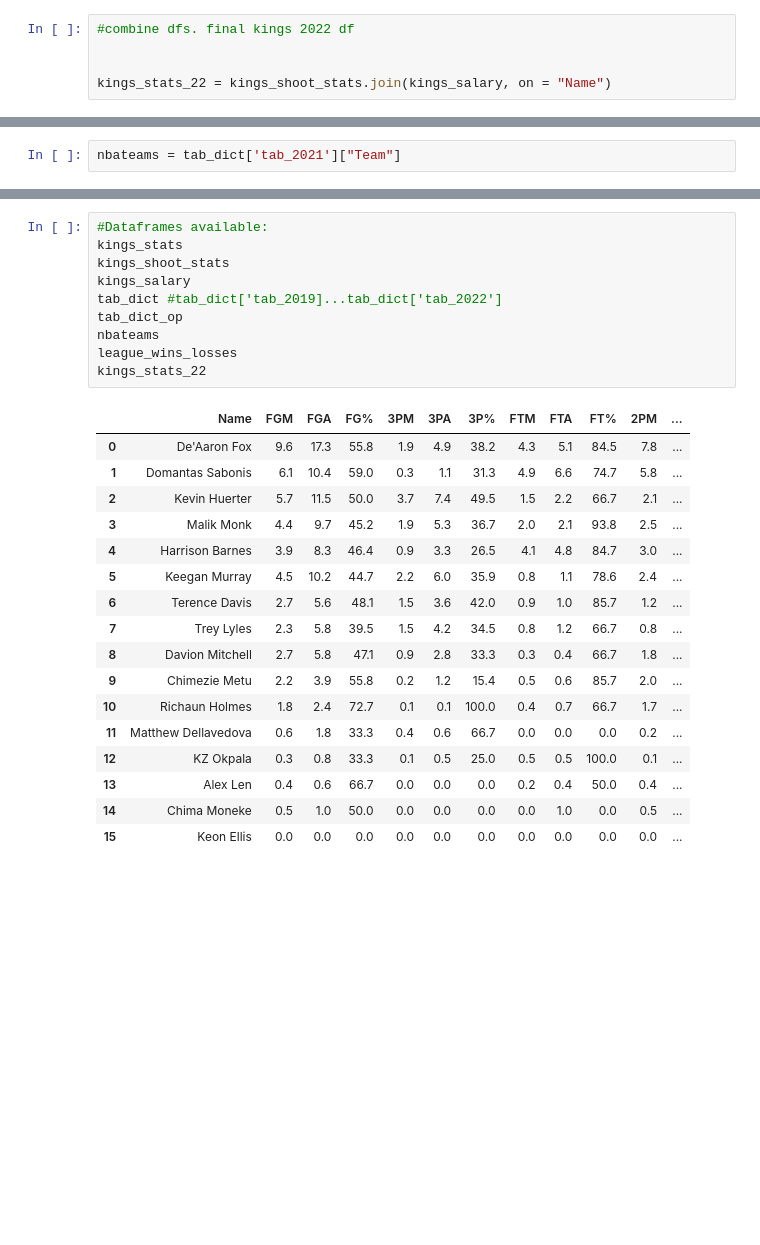
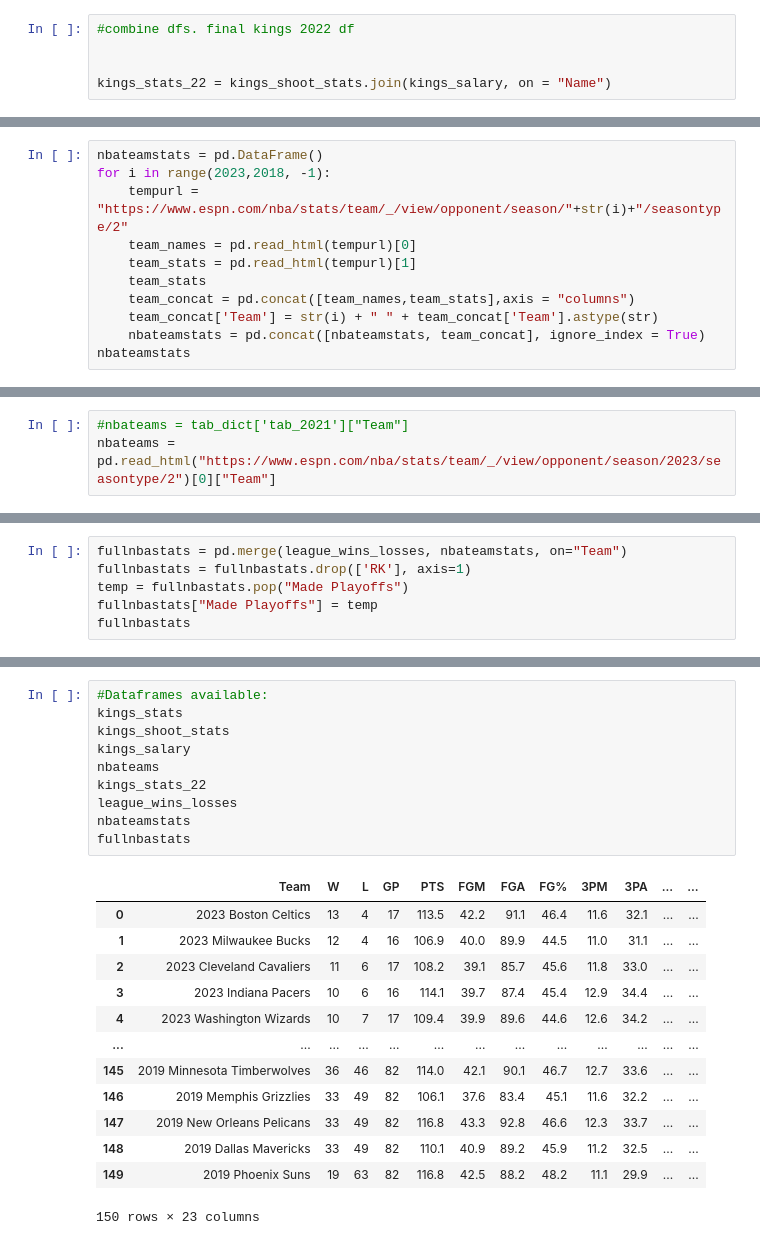
Before and after one commit to mattmori21/Kings-Project, a Jupyter notebook: data.ipynb, the cells around one changed output, grey strips where cells are left out. Saved outputs shown, nothing was run; the diff lists cells and outputs as text; blank space fills up the shorter version.

Commit message:
changed dictionary to df. combined team stats to win/loss dfs

```diff
--- a/data.ipynb
+++ b/data.ipynb
@@ -130,0 +57,11 @@ tab_dict_op
+# %%
+nbateamstats = pd.DataFrame()
+for i in range(2023,2018, -1):
+    tempurl = "https://www.espn.com/nba/stats/team/_/view/opponent/season/"+str(i)+"/seasontype/2"
+    team_names = pd.read_html(tempurl)[0]
+    team_stats = pd.read_html(tempurl)[1]
+    team_stats
+    team_concat = pd.concat([team_names,team_stats],axis = "columns")
+    team_concat['Team'] = str(i) + " " + team_concat['Team'].astype(str)
+    nbateamstats = pd.concat([nbateamstats, team_concat], ignore_index = True)
+nbateamstats
@@ -131,2 +82,3 @@ tab_dict_op
 # %%
-nbateams = tab_dict['tab_2021']["Team"]
+#nbateams = tab_dict['tab_2021']["Team"]
+nbateams = pd.read_html("https://www.espn.com/nba/stats/team/_/view/opponent/season/2023/seasontype/2")[0]["Team"]
@@ -211,0 +146,6 @@ league_wins_losses
+# %%
+fullnbastats = pd.merge(league_wins_losses, nbateamstats, on="Team")
+fullnbastats = fullnbastats.drop(['RK'], axis=1)
+temp = fullnbastats.pop("Made Playoffs")
+fullnbastats["Made Playoffs"] = temp
+fullnbastats
@@ -212,28 +166,24 @@ league_wins_losses
 # %%
 #Dataframes available:
 kings_stats
 kings_shoot_stats
 kings_salary
-tab_dict #tab_dict['tab_2019]...tab_dict['tab_2022']
-tab_dict_op
 nbateams
+kings_stats_22
 league_wins_losses
-kings_stats_22
+nbateamstats
+fullnbastats
 # %% [output]
-|  | Name | FGM | FGA | FG% | 3PM | 3PA | 3P% | FTM | FTA | FT% | 2PM | ... |
-| 0 | De'Aaron Fox | 9.6 | 17.3 | 55.8 | 1.9 | 4.9 | 38.2 | 4.3 | 5.1 | 84.5 | 7.8 | ... |
-| 1 | Domantas Sabonis | 6.1 | 10.4 | 59.0 | 0.3 | 1.1 | 31.3 | 4.9 | 6.6 | 74.7 | 5.8 | ... |
-| 2 | Kevin Huerter | 5.7 | 11.5 | 50.0 | 3.7 | 7.4 | 49.5 | 1.5 | 2.2 | 66.7 | 2.1 | ... |
-| 3 | Malik Monk | 4.4 | 9.7 | 45.2 | 1.9 | 5.3 | 36.7 | 2.0 | 2.1 | 93.8 | 2.5 | ... |
-| 4 | Harrison Barnes | 3.9 | 8.3 | 46.4 | 0.9 | 3.3 | 26.5 | 4.1 | 4.8 | 84.7 | 3.0 | ... |
-| 5 | Keegan Murray | 4.5 | 10.2 | 44.7 | 2.2 | 6.0 | 35.9 | 0.8 | 1.1 | 78.6 | 2.4 | ... |
-| 6 | Terence Davis | 2.7 | 5.6 | 48.1 | 1.5 | 3.6 | 42.0 | 0.9 | 1.0 | 85.7 | 1.2 | ... |
-| 7 | Trey Lyles | 2.3 | 5.8 | 39.5 | 1.5 | 4.2 | 34.5 | 0.8 | 1.2 | 66.7 | 0.8 | ... |
-| 8 | Davion Mitchell | 2.7 | 5.8 | 47.1 | 0.9 | 2.8 | 33.3 | 0.3 | 0.4 | 66.7 | 1.8 | ... |
-| 9 | Chimezie Metu | 2.2 | 3.9 | 55.8 | 0.2 | 1.2 | 15.4 | 0.5 | 0.6 | 85.7 | 2.0 | ... |
-| 10 | Richaun Holmes | 1.8 | 2.4 | 72.7 | 0.1 | 0.1 | 100.0 | 0.4 | 0.7 | 66.7 | 1.7 | ... |
-| 11 | Matthew Dellavedova | 0.6 | 1.8 | 33.3 | 0.4 | 0.6 | 66.7 | 0.0 | 0.0 | 0.0 | 0.2 | ... |
-| 12 | KZ Okpala | 0.3 | 0.8 | 33.3 | 0.1 | 0.5 | 25.0 | 0.5 | 0.5 | 100.0 | 0.1 | ... |
-| 13 | Alex Len | 0.4 | 0.6 | 66.7 | 0.0 | 0.0 | 0.0 | 0.2 | 0.4 | 50.0 | 0.4 | ... |
-| 14 | Chima Moneke | 0.5 | 1.0 | 50.0 | 0.0 | 0.0 | 0.0 | 0.0 | 1.0 | 0.0 | 0.5 | ... |
-| 15 | Keon Ellis | 0.0 | 0.0 | 0.0 | 0.0 | 0.0 | 0.0 | 0.0 | 0.0 | 0.0 | 0.0 | ... |
+|  | Team | W | L | GP | PTS | FGM | FGA | FG% | 3PM | 3PA | ... | ... |
+| 0 | 2023 Boston Celtics | 13 | 4 | 17 | 113.5 | 42.2 | 91.1 | 46.4 | 11.6 | 32.1 | ... | ... |
+| 1 | 2023 Milwaukee Bucks | 12 | 4 | 16 | 106.9 | 40.0 | 89.9 | 44.5 | 11.0 | 31.1 | ... | ... |
+| 2 | 2023 Cleveland Cavaliers | 11 | 6 | 17 | 108.2 | 39.1 | 85.7 | 45.6 | 11.8 | 33.0 | ... | ... |
+| 3 | 2023 Indiana Pacers | 10 | 6 | 16 | 114.1 | 39.7 | 87.4 | 45.4 | 12.9 | 34.4 | ... | ... |
+| 4 | 2023 Washington Wizards | 10 | 7 | 17 | 109.4 | 39.9 | 89.6 | 44.6 | 12.6 | 34.2 | ... | ... |
+| ... | ... | ... | ... | ... | ... | ... | ... | ... | ... | ... | ... | ... |
+| 145 | 2019 Minnesota Timberwolves | 36 | 46 | 82 | 114.0 | 42.1 | 90.1 | 46.7 | 12.7 | 33.6 | ... | ... |
+| 146 | 2019 Memphis Grizzlies | 33 | 49 | 82 | 106.1 | 37.6 | 83.4 | 45.1 | 11.6 | 32.2 | ... | ... |
+| 147 | 2019 New Orleans Pelicans | 33 | 49 | 82 | 116.8 | 43.3 | 92.8 | 46.6 | 12.3 | 33.7 | ... | ... |
+| 148 | 2019 Dallas Mavericks | 33 | 49 | 82 | 110.1 | 40.9 | 89.2 | 45.9 | 11.2 | 32.5 | ... | ... |
+| 149 | 2019 Phoenix Suns | 19 | 63 | 82 | 116.8 | 42.5 | 88.2 | 48.2 | 11.1 | 29.9 | ... | ... |
+150 rows × 23 columns
```
Also changed, not shown: parts of 7 cells of this notebook.
